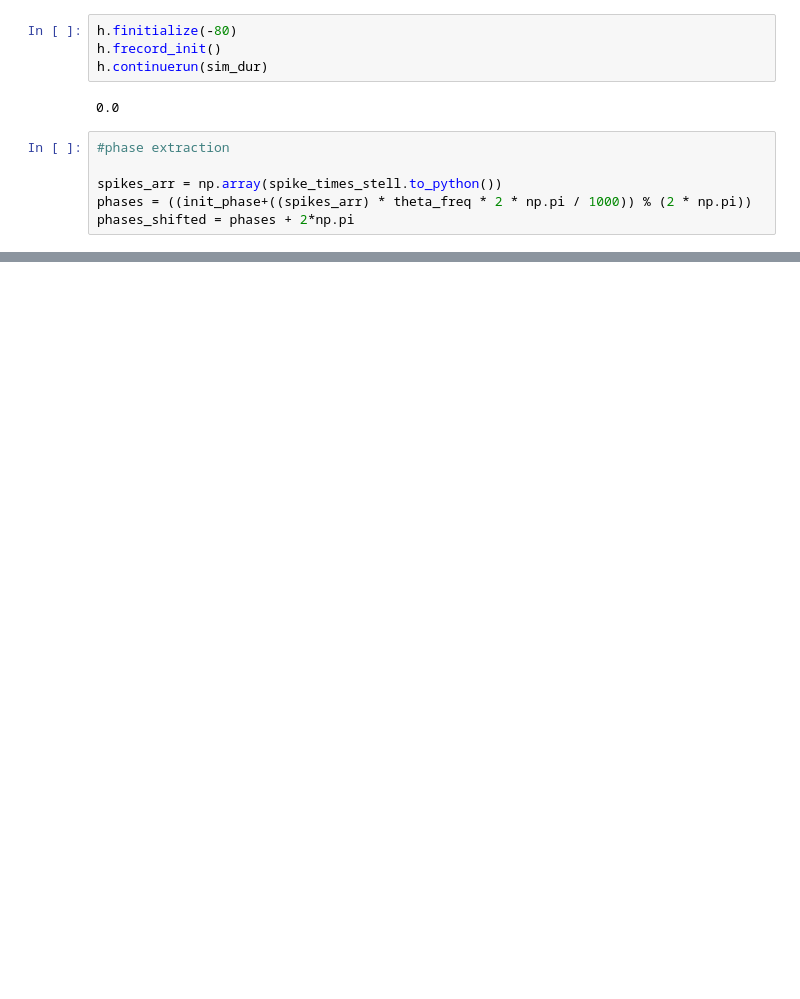
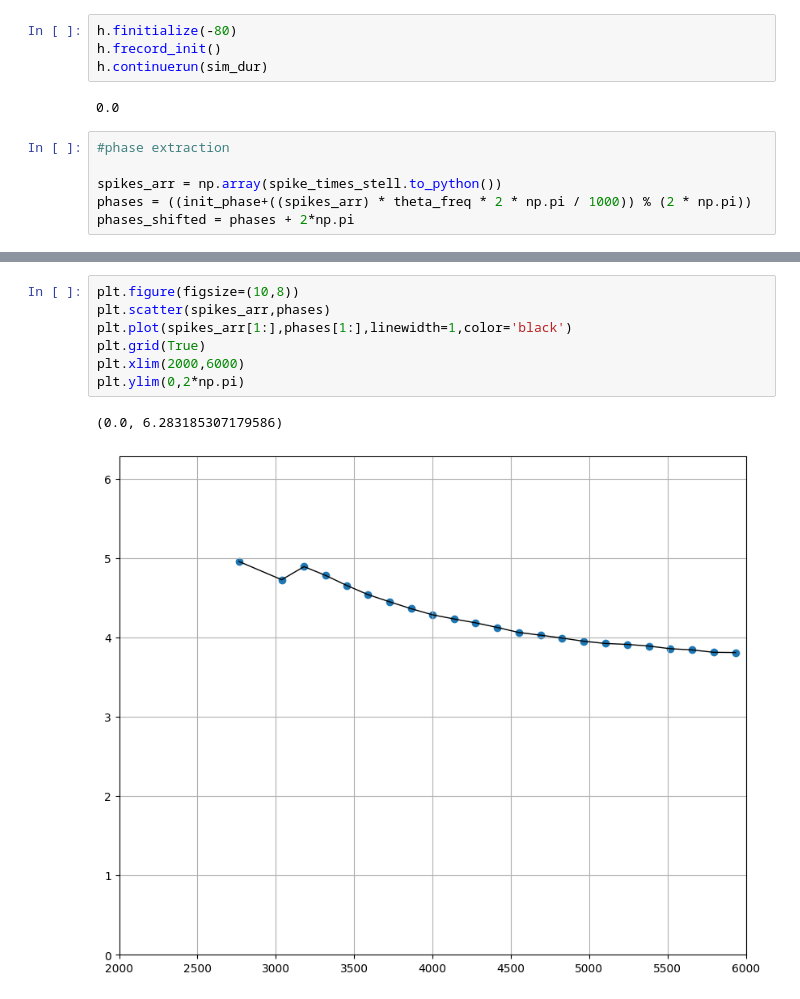
Before and after one commit to tiny-infinity/GridCellsTheta, a Jupyter notebook: phase_prec_final.ipynb, the cells around one changed output, grey strips where cells are left out. Drawn from its saved outputs; the diff is of its cells as text; blank space fills up the shorter version.

```diff
--- a/phase_prec_final.ipynb
+++ b/phase_prec_final.ipynb
@@ -202,0 +215,10 @@ print(phases)
+# %%
+plt.figure(figsize=(10,8))
+plt.scatter(spikes_arr,phases)
+plt.plot(spikes_arr[1:],phases[1:],linewidth=1,color='black')
+plt.grid(True)
+plt.xlim(2000,6000)
+plt.ylim(0,2*np.pi)
+# %% [output]
+(0.0, 6.283185307179586)
+[figure, added]
```
Also changed, not shown: parts of 10 cells of this notebook, 1 other file.
